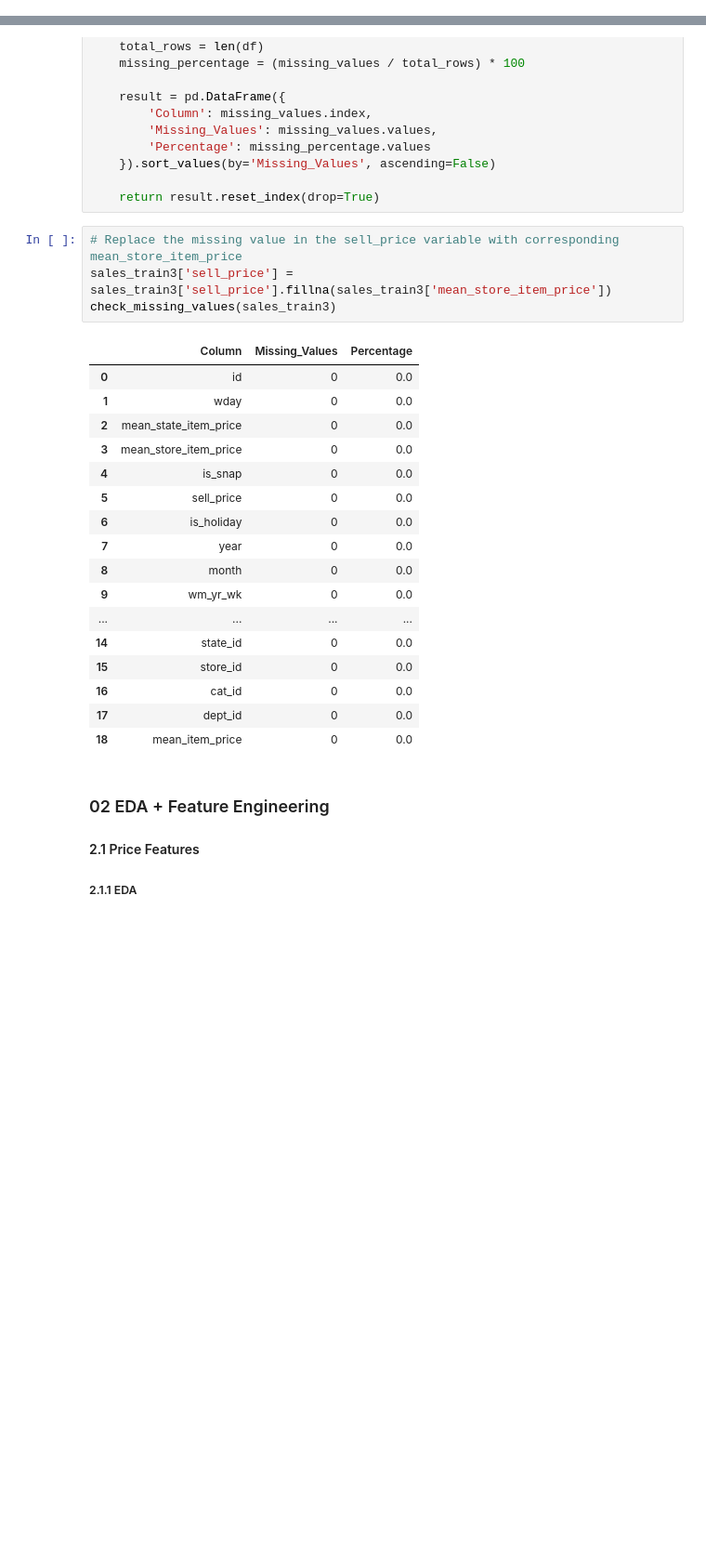
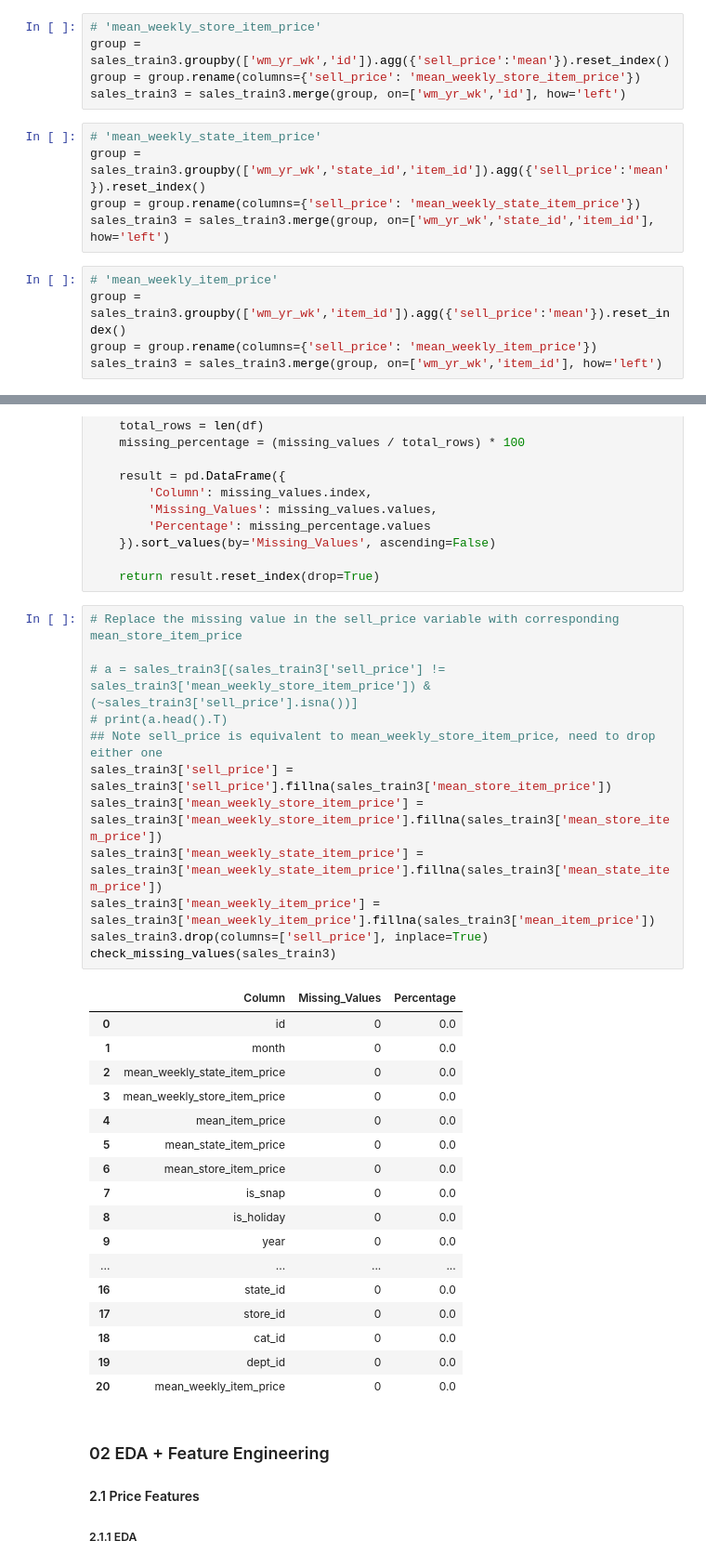
Before and after one commit to ionahu08/M5Forecasting_Accuracy, a Jupyter notebook: code/project_M5.ipynb, the cells around one changed output, grey strips where cells are left out. Shown at 93% size. Saved outputs shown, nothing was run; the diff lists cells and outputs as text; blank space fills up the shorter version.

Commit message:
update the derivation of mean-related variables

```diff
--- a/code/project_M5.ipynb
+++ b/code/project_M5.ipynb
@@ -460,6 +460,21 @@ display(sales_train3.describe().T)
 | mean_store_item_price | 38540.0 | 8.296014 | 8.246647 | 8.264336 | 8.274636 | 8.326947 | 8.428574 | 0.050982 |
 | mean_state_item_price | 38540.0 | 8.296029 | 8.27477 | 8.27477 | 8.281331 | 8.339071 | 8.339071 | 0.028309 |
 | mean_item_price | 38540.0 | 8.295965 | 8.295965 | 8.295965 | 8.295965 | 8.295965 | 8.295965 | 0.0 |
+# %%
+# 'mean_weekly_store_item_price'
+group = sales_train3.groupby(['wm_yr_wk','id']).agg({'sell_price':'mean'}).reset_index()
+group = group.rename(columns={'sell_price': 'mean_weekly_store_item_price'})
+sales_train3 = sales_train3.merge(group, on=['wm_yr_wk','id'], how='left')
+# %%
+# 'mean_weekly_state_item_price'
+group = sales_train3.groupby(['wm_yr_wk','state_id','item_id']).agg({'sell_price':'mean'}).reset_index()
+group = group.rename(columns={'sell_price': 'mean_weekly_state_item_price'})
+sales_train3 = sales_train3.merge(group, on=['wm_yr_wk','state_id','item_id'], how='left')
+# %%
+# 'mean_weekly_item_price'
+group = sales_train3.groupby(['wm_yr_wk','item_id']).agg({'sell_price':'mean'}).reset_index()
+group = group.rename(columns={'sell_price': 'mean_weekly_item_price'})
+sales_train3 = sales_train3.merge(group, on=['wm_yr_wk','item_id'], how='left')
 # %%
 def check_missing_values(df):
     """
@@ -484,26 +499,34 @@ def check_missing_values(df):
     return result.reset_index(drop=True)
 # %%
 # Replace the missing value in the sell_price variable with corresponding mean_store_item_price
+
+# a = sales_train3[(sales_train3['sell_price'] != sales_train3['mean_weekly_store_item_price']) & (~sales_train3['sell_price'].isna())]
+# print(a.head().T)
+## Note sell_price is equivalent to mean_weekly_store_item_price, need to drop either one
 sales_train3['sell_price'] = sales_train3['sell_price'].fillna(sales_train3['mean_store_item_price'])
+sales_train3['mean_weekly_store_item_price'] = sales_train3['mean_weekly_store_item_price'].fillna(sales_train3['mean_store_item_price'])
+sales_train3['mean_weekly_state_item_price'] = sales_train3['mean_weekly_state_item_price'].fillna(sales_train3['mean_state_item_price'])
+sales_train3['mean_weekly_item_price'] = sales_train3['mean_weekly_item_price'].fillna(sales_train3['mean_item_price'])
+sales_train3.drop(columns=['sell_price'], inplace=True)
 check_missing_values(sales_train3)
 # %% [output]
 |  | Column | Missing_Values | Percentage |
 | 0 | id | 0 | 0.0 |
-| 1 | wday | 0 | 0.0 |
-| 2 | mean_state_item_price | 0 | 0.0 |
-| 3 | mean_store_item_price | 0 | 0.0 |
-| 4 | is_snap | 0 | 0.0 |
-| 5 | sell_price | 0 | 0.0 |
-| 6 | is_holiday | 0 | 0.0 |
-| 7 | year | 0 | 0.0 |
-| 8 | month | 0 | 0.0 |
-| 9 | wm_yr_wk | 0 | 0.0 |
+| 1 | month | 0 | 0.0 |
+| 2 | mean_weekly_state_item_price | 0 | 0.0 |
+| 3 | mean_weekly_store_item_price | 0 | 0.0 |
+| 4 | mean_item_price | 0 | 0.0 |
+| 5 | mean_state_item_price | 0 | 0.0 |
+| 6 | mean_store_item_price | 0 | 0.0 |
+| 7 | is_snap | 0 | 0.0 |
+| 8 | is_holiday | 0 | 0.0 |
+| 9 | year | 0 | 0.0 |
 | ... | ... | ... | ... |
-| 14 | state_id | 0 | 0.0 |
-| 15 | store_id | 0 | 0.0 |
-| 16 | cat_id | 0 | 0.0 |
-| 17 | dept_id | 0 | 0.0 |
-| 18 | mean_item_price | 0 | 0.0 |
+| 16 | state_id | 0 | 0.0 |
+| 17 | store_id | 0 | 0.0 |
+| 18 | cat_id | 0 | 0.0 |
+| 19 | dept_id | 0 | 0.0 |
+| 20 | mean_weekly_item_price | 0 | 0.0 |
 # %% [markdown]
 ### 02 EDA + Feature Engineering
 #### 2.1 Price Features
```
